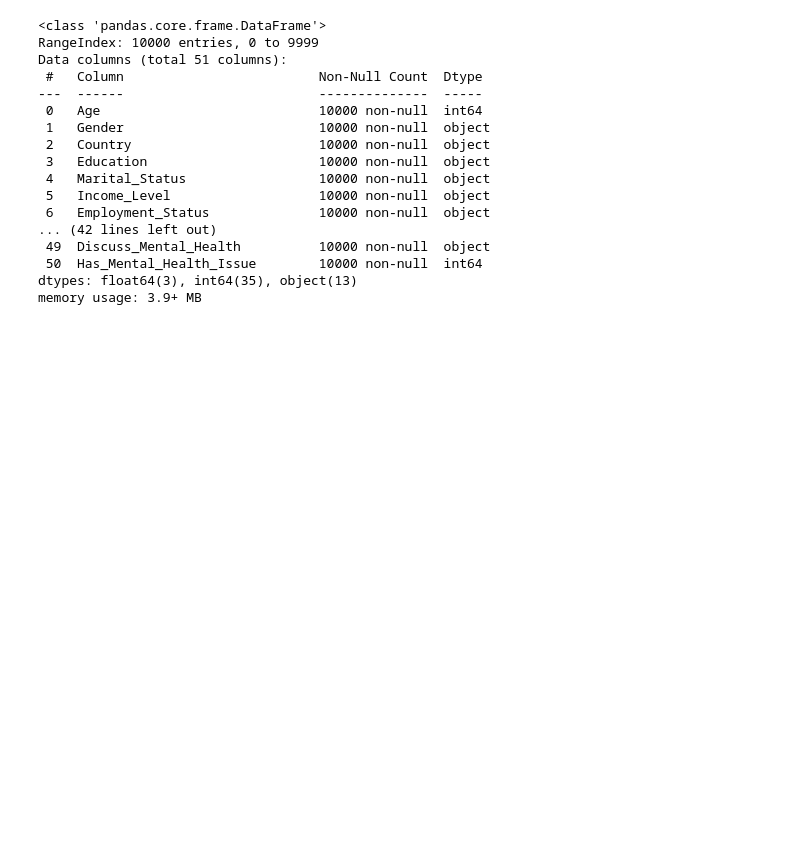
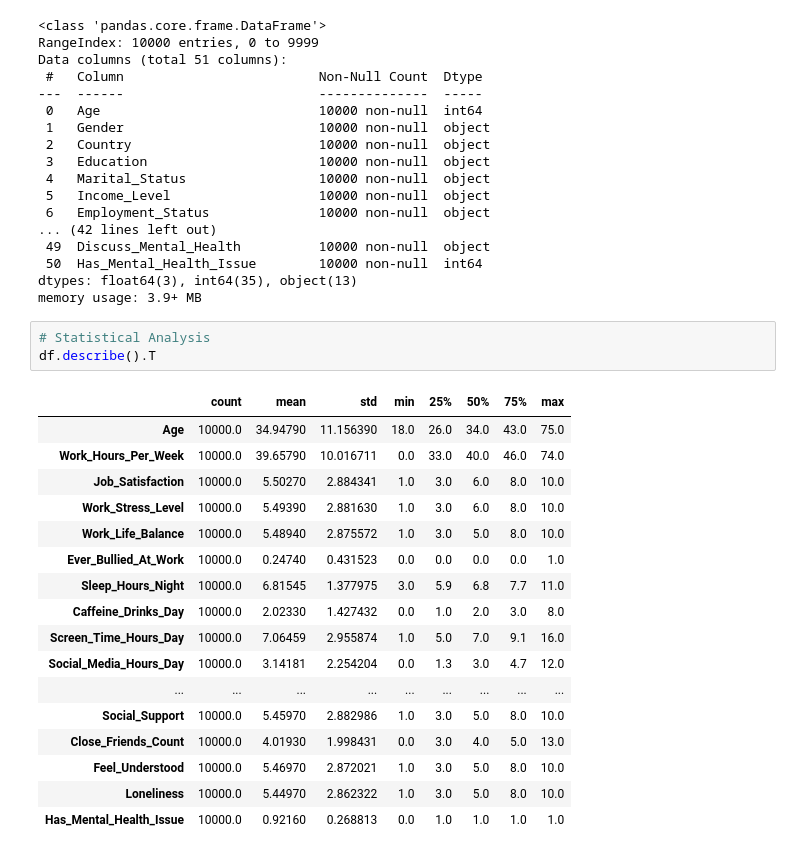
Before and after one commit to samifahim07/PsychWell-Predictive-Modeling, a Jupyter notebook: mental_health.ipynb, the cells around one changed output. Drawn from its saved outputs; the diff is of its cells as text; blank space fills up the shorter version.

Commit message:
add statistical analysis output for dataset summary

```diff
--- a/mental_health.ipynb
+++ b/mental_health.ipynb
@@ -94,3 +94,24 @@ Data columns (total 51 columns):
  50  Has_Mental_Health_Issue        10000 non-null  int64
 dtypes: float64(3), int64(35), object(13)
 memory usage: 3.9+ MB
+# %%
+# Statistical Analysis
+df.describe().T
+# %% [output]
+|  | count | mean | std | min | 25% | 50% | 75% | max |
+| Age | 10000.0 | 34.94790 | 11.156390 | 18.0 | 26.0 | 34.0 | 43.0 | 75.0 |
+| Work_Hours_Per_Week | 10000.0 | 39.65790 | 10.016711 | 0.0 | 33.0 | 40.0 | 46.0 | 74.0 |
+| Job_Satisfaction | 10000.0 | 5.50270 | 2.884341 | 1.0 | 3.0 | 6.0 | 8.0 | 10.0 |
+| Work_Stress_Level | 10000.0 | 5.49390 | 2.881630 | 1.0 | 3.0 | 6.0 | 8.0 | 10.0 |
+| Work_Life_Balance | 10000.0 | 5.48940 | 2.875572 | 1.0 | 3.0 | 5.0 | 8.0 | 10.0 |
+| Ever_Bullied_At_Work | 10000.0 | 0.24740 | 0.431523 | 0.0 | 0.0 | 0.0 | 0.0 | 1.0 |
+| Sleep_Hours_Night | 10000.0 | 6.81545 | 1.377975 | 3.0 | 5.9 | 6.8 | 7.7 | 11.0 |
+| Caffeine_Drinks_Day | 10000.0 | 2.02330 | 1.427432 | 0.0 | 1.0 | 2.0 | 3.0 | 8.0 |
+| Screen_Time_Hours_Day | 10000.0 | 7.06459 | 2.955874 | 1.0 | 5.0 | 7.0 | 9.1 | 16.0 |
+| Social_Media_Hours_Day | 10000.0 | 3.14181 | 2.254204 | 0.0 | 1.3 | 3.0 | 4.7 | 12.0 |
+| ... | ... | ... | ... | ... | ... | ... | ... | ... |
+| Social_Support | 10000.0 | 5.45970 | 2.882986 | 1.0 | 3.0 | 5.0 | 8.0 | 10.0 |
+| Close_Friends_Count | 10000.0 | 4.01930 | 1.998431 | 0.0 | 3.0 | 4.0 | 5.0 | 13.0 |
+| Feel_Understood | 10000.0 | 5.46970 | 2.872021 | 1.0 | 3.0 | 5.0 | 8.0 | 10.0 |
+| Loneliness | 10000.0 | 5.44970 | 2.862322 | 1.0 | 3.0 | 5.0 | 8.0 | 10.0 |
+| Has_Mental_Health_Issue | 10000.0 | 0.92160 | 0.268813 | 0.0 | 1.0 | 1.0 | 1.0 | 1.0 |
```
